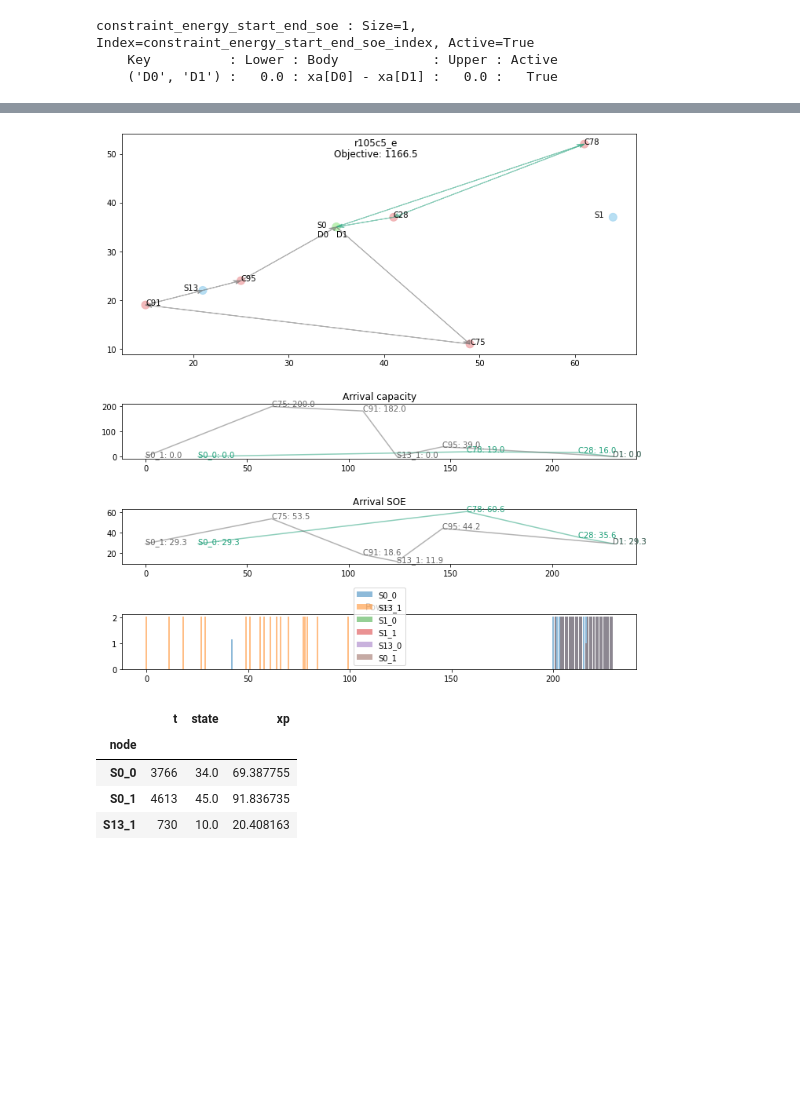
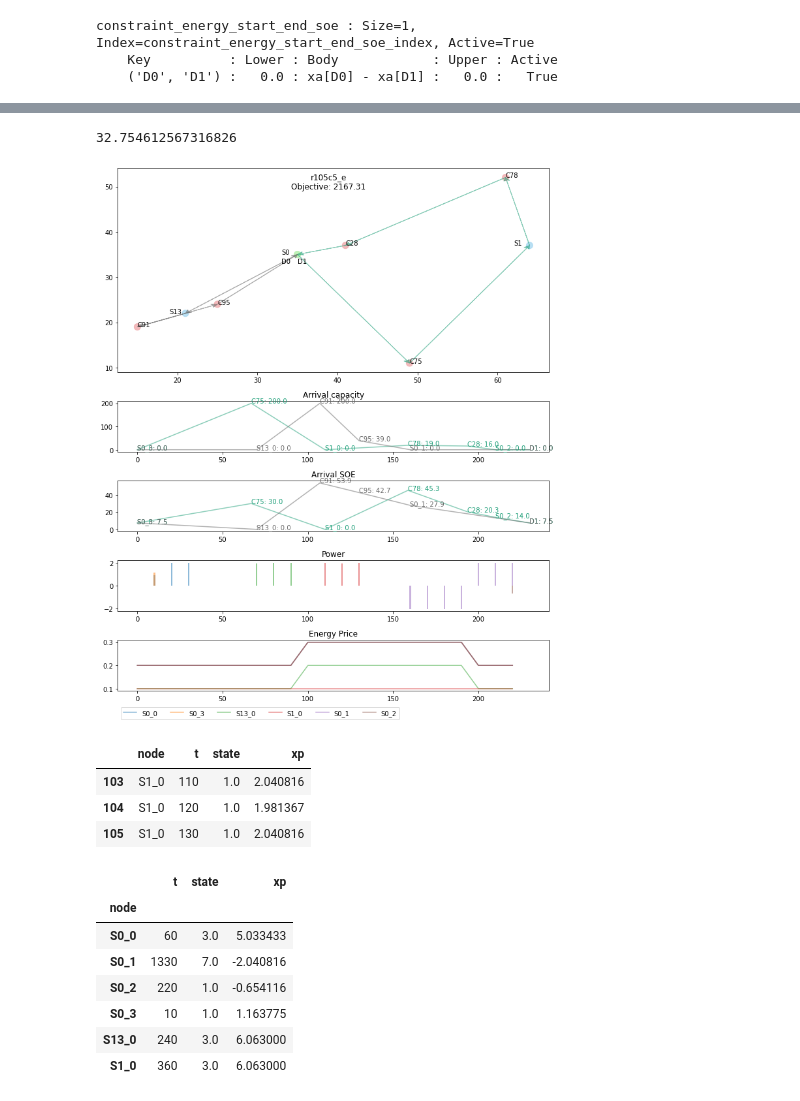
Before and after one commit to rariss/E-VRP-TW-V2G, a Jupyter notebook: evrp/e-vrp-tw.ipynb, the cells around one changed output, grey strips where cells are left out. Drawn from its saved outputs; the diff is of its cells as text; code cells hidden in the pictures; blank space fills up the shorter version.

Commit message:
Working MILP model with energy arbitrage, xp time bounds, cycling costs, squeezing cycling, and spatiotemporal arbitrage.

```diff
--- a/evrp/e-vrp-tw.ipynb
+++ b/evrp/e-vrp-tw.ipynb
@@ -97,9 +98,9 @@ Solution:
   number of solutions displayed: 0
 # %%
 var_list = ['xkappa', 'xp']
-x = merge_variable_results(m, var_list)
+xp = merge_variable_results(m, var_list)
 # %%
-xp = x[x['state']>1e-4].sort_values(['t'], ascending=True)
+xp = xp[xp['state']>1e-4].sort_values(['t'], ascending=True)
 # print(xp.to_string())
 xp.groupby('node').sum()
 # %% [output]
@@ -205,5 +232,20 @@ routes
+# %%
+m.data['d'].loc['S13_0','C91'] + m.data['d'].loc['C91','C95'] + m.data['d'].loc['C95','D0']
+# %% [output]
+32.754612567316826
 # %%
-fig, axs = plt.subplots(4, 1, figsize=(10,10), gridspec_kw={'height_ratios': [4, 1, 1, 1]})
+n_plots = 5
+# fig, axs = plt.subplots(n_plots-1, 2, figsize=(10,10), sharex='col',
+#                         gridspec_kw={'width_ratios': [2, 1], 'height_ratios': [1, 1, 1, 1]})
+
+fig = plt.figure(figsize=(10,12))
+
+gs = GridSpec(n_plots, 1, width_ratios=[1], height_ratios=[n_plots-1, 1, 1, 1, 1])
+axs0 = fig.add_subplot(gs[0, 0])
+axs1 = fig.add_subplot(gs[1, 0])
+axs2 = fig.add_subplot(gs[2, 0], sharex=axs1)
+axs3 = fig.add_subplot(gs[3, 0], sharex=axs1)
+axs4 = fig.add_subplot(gs[4, 0], sharex=axs1)
 
 title = ''
 title += '{}\n'.format(m.instance_name)
@@ -214,7 +256,7 @@ a = 0.5
 
 for i, n in enumerate('SDM'):
     # Plot the nodes
-    axs[0].scatter(m.data[n]['d_x'], m.data[n]['d_y'], c=[node_colors_rgba_tuple[n]]*len(m.data[n]), s=100)
+    axs0.scatter(m.data[n]['d_x'], m.data[n]['d_y'], c=[node_colors_rgba_tuple[n]]*len(m.data[n]), s=100)
 
     # Annotate the nodes
     for j, txt in enumerate(m.data[n].index):
@@ -228,58 +270,74 @@ for i, n in enumerate('SDM'):
         if txt == 'D1':
             offset = [0, -scale]
 
-        axs[0].annotate(txt, (m.data[n]['d_x'][j]+offset[0], m.data[n]['d_y'][j]+offset[1]))
+        axs0.annotate(txt, (m.data[n]['d_x'][j]+offset[0], m.data[n]['d_y'][j]+offset[1]))
 
 # Get colors for each vehicle
 c = plt.get_cmap('Dark2')
 colors = [c(tc) for tc in np.linspace(0, 1, len(traces))]
 
 # Plot the vehicle routes
 for ti, t in enumerate(traces):
     for ki, k in enumerate(t[:-1]):
         arrow_x = m.data['V_'].loc[t[ki], 'd_x']
         arrow_y = m.data['V_'].loc[t[ki], 'd_y']
         arrow_dx = m.data['V_'].loc[t[ki+1], 'd_x'] - arrow_x
         arrow_dy = m.data['V_'].loc[t[ki+1], 'd_y'] - arrow_y
 
-        axs[0].arrow(arrow_x, arrow_y, arrow_dx, arrow_dy, alpha=a,
+        axs0.arrow(arrow_x, arrow_y, arrow_dx, arrow_dy, alpha=a,
                      length_includes_head=True, head_width=.75, head_length=.75, overhang=.25, color=colors[ti])
 
     # Plot the vehicle states
     r = routes.loc[list(zip(t[:-1], t[1:]))]
 
     # Plot arrival capacity
-    axs[1].plot(r['xw'], r['xq'], color=colors[ti], alpha=a)
-    axs[1].title.set_text('Arrival capacity')
+    axs1.plot(r['xw'], r['xq'], color=colors[ti], alpha=a)
+    axs1.title.set_text('Arrival capacity')
     for row in r.iterrows():
-        axs[1].annotate('{}: {:.1f}'.format(row[0][1], row[1]['xq']), xy=(row[1]['xw'], row[1]['xq']), color=colors[ti])
+        axs1.annotate('{}: {:.1f}'.format(row[0][1], row[1]['xq']), xy=(row[1]['xw'], row[1]['xq']), color=colors[ti])
 
     # Plot arrival SOE
-    axs[2].plot(r['xw'], r['xa'], color=colors[ti], alpha=a)
-    axs[2].title.set_text('Arrival SOE')
+    axs2.plot(r['xw'], r['xa'], color=colors[ti], alpha=a)
+    axs2.title.set_text('Arrival SOE')
     for row in r.iterrows():
-        axs[2].annotate('{}: {:.1f}'.format(row[0][1], row[1]['xa']), xy=(row[1]['xw'], row[1]['xa']), color=colors[ti])
+        axs2.annotate('{}: {:.1f}'.format(row[0][1], row[1]['xa']), xy=(row[1]['xw'], row[1]['xa']), color=colors[ti])
 
 
 # Plot power
 stations = xp['node'].unique()
 for s in stations:
-    axs[3].bar(xp[xp['node']==s]['t'], xp[xp['node']==s]['xp'], label=s, alpha=a)
+    axs3.bar(xp[xp['node']==s]['t'], xp[xp['node']==s]['xp'], label=s, alpha=a)
+axs3.title.set_text('Power')
+# axs[3].set_xlim(0, m.data['Parameters'].loc['t_T'].value)
 
-axs[3].legend()
-axs[3].title.set_text('Power')
+# Plot energy price
+for s in stations:
+    axs4.plot(m.data['ce'][m.s_2s[s]], label=s, alpha=a)
+axs4.title.set_text('Energy Price')
+
+axs4.legend(loc="upper left", ncol=len(stations), bbox_to_anchor=(0, -.25))
 
 fig.tight_layout()
 # %% [output]
-[figure, old version]
+[figure, new version]
+# %%
+xp.loc[xp['node']=='S1_0'].head(50)
+# %% [output]
+|  | node | t | state | xp |
+| 103 | S1_0 | 110 | 1.0 | 2.040816 |
+| 104 | S1_0 | 120 | 1.0 | 1.981367 |
+| 105 | S1_0 | 130 | 1.0 | 2.040816 |
 # %%
 xp.groupby('node').sum()
 # %% [output]
 |  | t | state | xp |
 | node |  |  |  |
-| S0_0 | 3766 | 34.0 | 69.387755 |
-| S0_1 | 4613 | 45.0 | 91.836735 |
-| S13_1 | 730 | 10.0 | 20.408163 |
+| S0_0 | 60 | 3.0 | 5.033433 |
+| S0_1 | 1330 | 7.0 | -2.040816 |
+| S0_2 | 220 | 1.0 | -0.654116 |
+| S0_3 | 10 | 1.0 | 1.163775 |
+| S13_0 | 240 | 3.0 | 6.063000 |
+| S1_0 | 360 | 3.0 | 6.063000 |
 # %%
 m.instance.obj.expr()
 # %% [output]
```
Also changed, not shown: parts of 19 cells of this notebook, 2 other files.
